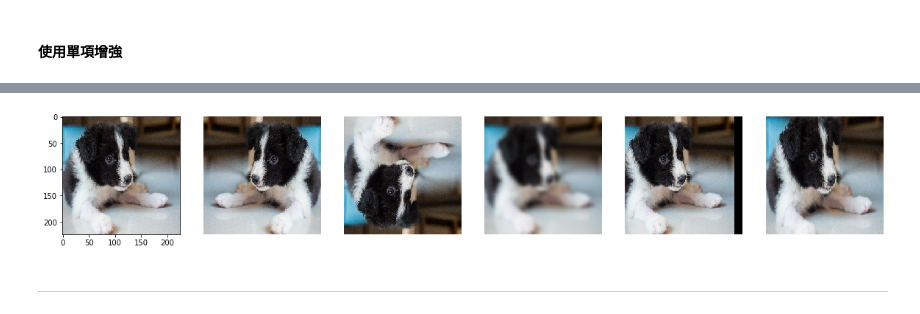
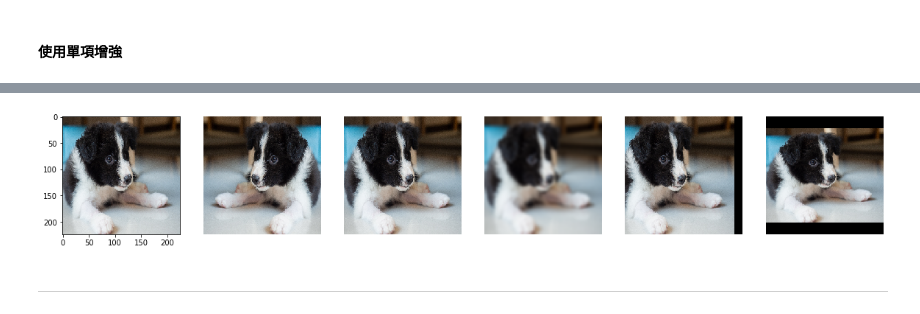
Before and after one commit to fp567s/-1st-DL-CVMarathon, a Jupyter notebook: Day016_Image Augmentation_HW.ipynb, the cells around one changed output, grey strips where cells are left out. Drawn from its saved outputs; the diff is of its cells as text; code cells hidden in the pictures.

```diff
--- a/Day016_Image Augmentation_HW.ipynb
+++ b/Day016_Image Augmentation_HW.ipynb
@@ -100,7 +97,7 @@ import matplotlib.pyplot as plt
 import numpy as np
 import cv2
 
-img = cv2.imread('Tano.JPG')
+img = cv2.imread('.\data\Tano.JPG')
 img = cv2.resize(img, (224,224))##改變圖片尺寸
 img = cv2.cvtColor(img, cv2.COLOR_BGR2RGB) #Cv2讀進來是BGR，轉成RGB
 img_origin=img.copy()
@@ -111,7 +108,7 @@ images = np.random.randint(0, 255, (5, 224, 224, 3), dtype=np.uint8)##創造一
 flipper = iaa.Fliplr(1.0) #水平翻轉機率==1.0
 images[0] = flipper.augment_image(img)
 
-vflipper = iaa.Flipud('''填入''') #垂直翻轉機率40%
+vflipper = iaa.Flipud(0.4) #垂直翻轉機率40%
 images[1] = vflipper.augment_image(img)
 
 blurer = iaa.GaussianBlur(3.0)
@@ -120,7 +117,7 @@ images[2] = blurer.augment_image(img) # 高斯模糊圖像( sigma of 3.0)
 translater = iaa.Affine(translate_px={"x": -16}) #向左橫移16個像素
 images[3] = translater.augment_image(img)
 
-scaler = iaa.Affine(scale={"y":'''填入'''}) # 縮放照片，區間(0.8-1.2倍)
+scaler = iaa.Affine(scale={"y":0.8}) # 縮放照片，區間(0.8-1.2倍)
 images[4] = scaler.augment_image(img)
 
 i=1
@@ -138,4 +133,4 @@ Adding an axes using the same arguments as a previous axes currently reuses the
-[figure, old version]
+[figure, new version]
 # %% [markdown]
 ---
 # %% [markdown]
```
Also changed, not shown: parts of 3 cells of this notebook, 10 other files.
